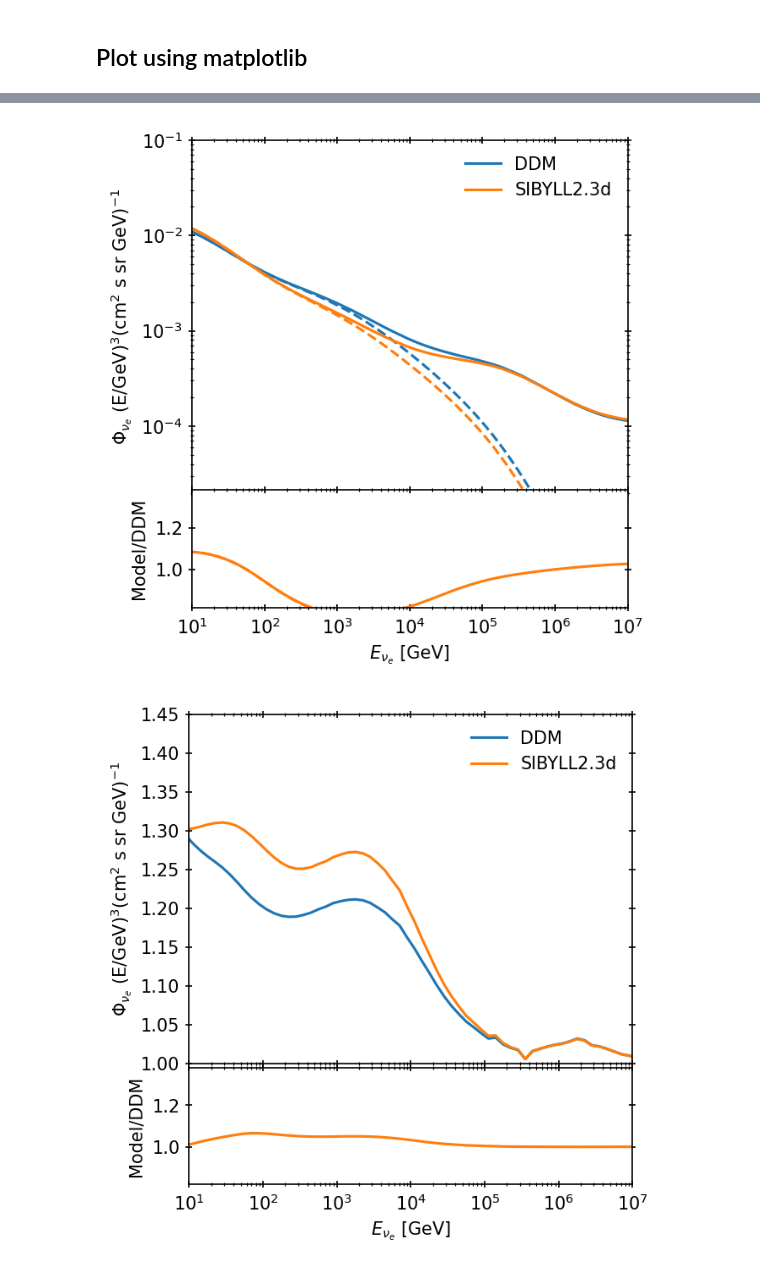
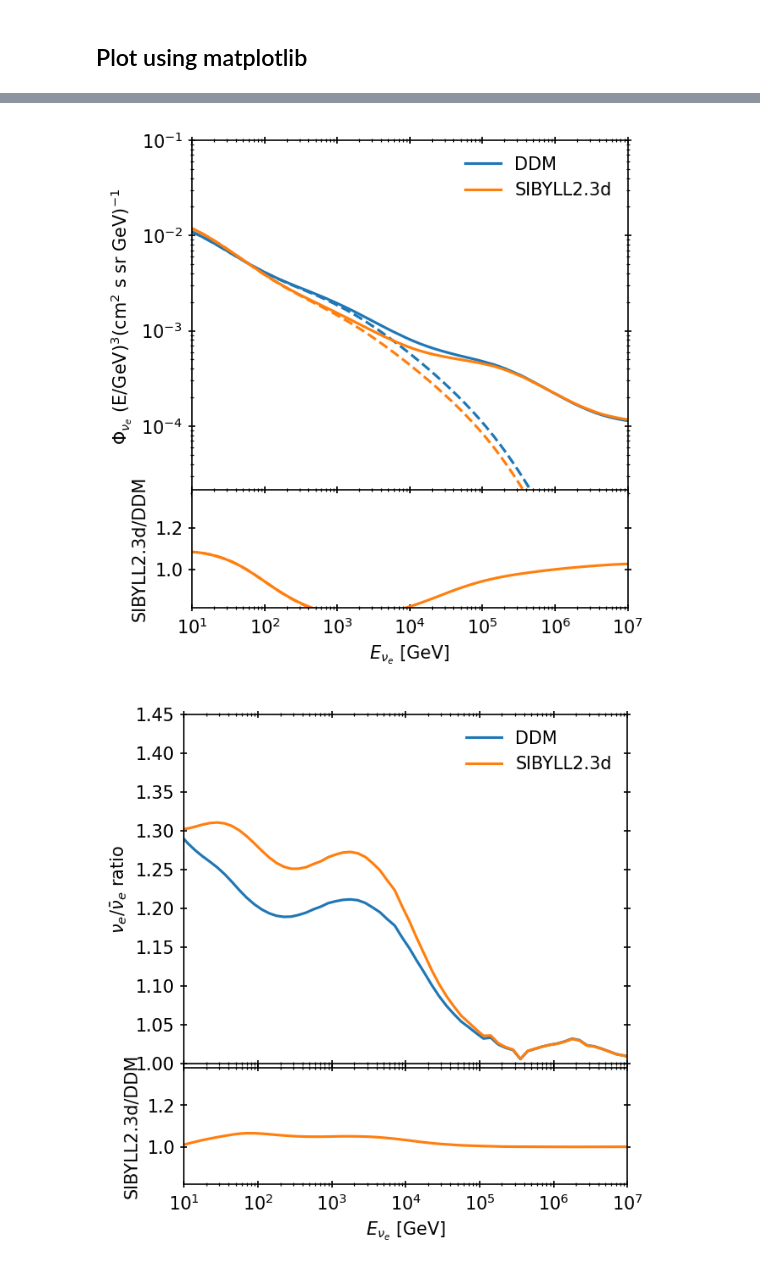
Before and after one commit to mceq-project/MCEq, a Jupyter notebook: examples/DDM.ipynb, the cells around one changed output, grey strips where cells are left out. Drawn from its saved outputs; the diff is of its cells as text; code cells hidden in the pictures.

```diff
--- a/examples/DDM.ipynb
+++ b/examples/DDM.ipynb
@@ -237,19 +240,18 @@ plt.tight_layout(h_pad=-0.5)
 fig, axes = plt.subplots(
     2, 1, figsize=(4.5, 4.5), sharex=True, gridspec_kw={"height_ratios": (3, 1)}
 )
-for mkey, m in [ ("DDM", mceq_ddm), ("SIBYLL2.3d", mceq_default)]:
+for mkey, m in [ ("DDM", mceq_ddm), (cmp_model, mceq_default)]:
 
     c = axes[0].semilogx(e_grid, mu_charge[mkey], ls='-', lw=1.5, label=mkey)[0].get_color()
 
-axes[1].semilogx(e_grid, mu_charge["SIBYLL2.3d"]/mu_charge["DDM"], ls='-', lw=1.5, c=c)
+axes[1].semilogx(e_grid, mu_charge[cmp_model]/mu_charge["DDM"], ls='-', lw=1.5, c=c)
 axes[0].set_xlim(10,1e7)
 axes[0].set_ylim(1.15,1.6)
 
 axes[1].set_ylim(0.82, 1.38)
-axes[1].set_ylabel("Model/DDM")
+axes[1].set_ylabel(f"{cmp_model}/DDM")
 axes[1].set_xlabel(r"$E_{\mu}$ [GeV]")
-axes[0].set_ylabel(r"$\Phi_{\mu}$ (E/GeV)$^{" + str(mag) +" }$" +
-        "(cm$^{2}$ s sr GeV)$^{-1}$")
+axes[0].set_ylabel(r"Muon charge ratio")
 axes[0].legend(loc='upper right',frameon=False,numpoints=1,fontsize='medium')
 
 _= [axes[i].tick_params(
@@ -268,18 +270,18 @@ plt.tight_layout(h_pad=-0.5)
 fig, axes = plt.subplots(
     2, 1, figsize=(4.5, 4.5), sharex=True, gridspec_kw={"height_ratios": (3, 1)}
 )
-for mkey, m in [("DDM", mceq_ddm), ("SIBYLL2.3d", mceq_default)]:
+for mkey, m in [("DDM", mceq_ddm), (cmp_model, mceq_default)]:
 
     c = axes[0].loglog(e_grid, numu_total[mkey], ls='-', lw=1.5, label=mkey)[0].get_color()
     axes[0].loglog(e_grid, numu_conv[mkey], ls='--', lw=1.5, color=c)
 
-axes[1].semilogx(e_grid, numu_total["SIBYLL2.3d"]/numu_total["DDM"], ls='-', lw=1.5, c=c)
-axes[1].semilogx(e_grid, numu_conv["SIBYLL2.3d"]/numu_conv["DDM"], ls='--', lw=1.5, c=c)
+axes[1].semilogx(e_grid, numu_total[cmp_model]/numu_total["DDM"], ls='-', lw=1.5, c=c)
+axes[1].semilogx(e_grid, numu_conv[cmp_model]/numu_conv["DDM"], ls='--', lw=1.5, c=c)
 axes[0].set_xlim(10,1e7)
 axes[0].set_ylim(2e-5,1e-1)
 
 axes[1].set_ylim(0.82, 1.38)
-axes[1].set_ylabel("Model/DDM")
+axes[1].set_ylabel(f"{cmp_model}/DDM")
 axes[1].set_xlabel(r"$E_{\nu_\mu}$ [GeV]")
 axes[0].set_ylabel(r"$\Phi_{\nu_\mu}$ (E/GeV)$^{" + str(mag) +" }$" +
         "(cm$^{2}$ s sr GeV)$^{-1}$")
@@ -301,19 +303,18 @@ plt.tight_layout(h_pad=-0.5)
 fig, axes = plt.subplots(
     2, 1, figsize=(4.5, 4.5), sharex=True, gridspec_kw={"height_ratios": (3, 1)}
 )
-for mkey, m in [("DDM", mceq_ddm), ("SIBYLL2.3d", mceq_default)]:
+for mkey, m in [("DDM", mceq_ddm), (cmp_model, mceq_default)]:
 
     c = axes[0].semilogx(e_grid, numu_ratio[mkey], ls='-', lw=1.5, label=mkey)[0].get_color()
 
-axes[1].semilogx(e_grid, numu_ratio["SIBYLL2.3d"]/numu_ratio["DDM"], ls='-', lw=1.5, c=c)
+axes[1].semilogx(e_grid, numu_ratio[cmp_model]/numu_ratio["DDM"], ls='-', lw=1.5, c=c)
 axes[0].set_xlim(10,1e7)
 axes[0].set_ylim(1.05,1.95)
 
 axes[1].set_ylim(0.82, 1.38)
-axes[1].set_ylabel("Model/DDM")
+axes[1].set_ylabel(f"{cmp_model}/DDM")
 axes[1].set_xlabel(r"$E_{\nu_\mu}$ [GeV]")
-axes[0].set_ylabel(r"$\Phi_{\nu_\mu}$ (E/GeV)$^{" + str(mag) +" }$" +
-        "(cm$^{2}$ s sr GeV)$^{-1}$")
+axes[0].set_ylabel(r"${\nu_\mu}/\bar{\nu}_\mu$ ratio")
 axes[0].legend(loc='upper right',frameon=False,numpoints=1,fontsize='medium')
 
 _= [axes[i].tick_params(
@@ -332,18 +333,18 @@ plt.tight_layout(h_pad=-0.5)
 fig, axes = plt.subplots(
     2, 1, figsize=(4.5, 4.5), sharex=True, gridspec_kw={"height_ratios": (3, 1)}
 )
-for mkey, m in [("DDM", mceq_ddm), ("SIBYLL2.3d", mceq_default)]:
+for mkey, m in [("DDM", mceq_ddm), (cmp_model, mceq_default)]:
 
     c = axes[0].loglog(e_grid, nue_total[mkey], ls='-', lw=1.5, label=mkey)[0].get_color()
     axes[0].loglog(e_grid, nue_conv[mkey], ls='--', lw=1.5, color=c)
 
-axes[1].semilogx(e_grid, nue_total["SIBYLL2.3d"]/nue_total["DDM"], ls='-', lw=1.5, c=c)
-axes[1].semilogx(e_grid, nue_conv["SIBYLL2.3d"]/nue_conv["DDM"], ls='--', lw=1.5, c=c)
+axes[1].semilogx(e_grid, nue_total[cmp_model]/nue_total["DDM"], ls='-', lw=1.5, c=c)
+axes[1].semilogx(e_grid, nue_conv[cmp_model]/nue_conv["DDM"], ls='--', lw=1.5, c=c)
 axes[0].set_xlim(10,1e7)
 axes[0].set_ylim(2e-5,1e-1)
 
 axes[1].set_ylim(0.82, 1.38)
-axes[1].set_ylabel("Model/DDM")
+axes[1].set_ylabel(f"{cmp_model}/DDM")
 axes[1].set_xlabel(r"$E_{\nu_e}$ [GeV]")
 axes[0].set_ylabel(r"$\Phi_{\nu_e}$ (E/GeV)$^{" + str(mag) +" }$" +
         "(cm$^{2}$ s sr GeV)$^{-1}$")
@@ -360,35 +361,34 @@ _= [axes[i].tick_params(
 
 plt.tight_layout(h_pad=-0.5)
 # %% [output]
-[figure, old version]
+[figure, new version]
 # %%
 fig, axes = plt.subplots(
     2, 1, figsize=(4.5, 4.5), sharex=True, gridspec_kw={"height_ratios": (3, 1)}
 )
-for mkey, m in [("DDM", mceq_ddm), ("SIBYLL2.3d", mceq_default)]:
+for mkey, m in [("DDM", mceq_ddm), (cmp_model, mceq_default)]:
 
     c = axes[0].semilogx(e_grid, nue_ratio[mkey], ls='-', lw=1.5, label=mkey)[0].get_color()
 
-axes[1].semilogx(e_grid, nue_ratio["SIBYLL2.3d"]/nue_ratio["DDM"], ls='-', lw=1.5, c=c)
+axes[1].semilogx(e_grid, nue_ratio[cmp_model]/nue_ratio["DDM"], ls='-', lw=1.5, c=c)
 axes[0].set_xlim(10,1e7)
 axes[0].set_ylim(1,1.45)
 
 axes[1].set_ylim(0.82, 1.38)
-axes[1].set_ylabel("Model/DDM")
+axes[1].set_ylabel(f"{cmp_model}/DDM")
 axes[1].set_xlabel(r"$E_{\nu_e}$ [GeV]")
-axes[0].set_ylabel(r"$\Phi_{\nu_e}$ (E/GeV)$^{" + str(mag) +" }$" +
-        "(cm$^{2}$ s sr GeV)$^{-1}$")
+axes[0].set_ylabel(r"${\nu_e}/\bar{\nu}_e$ ratio")
 axes[0].legend(loc='upper right',frameon=False,numpoints=1,fontsize='medium')
 
 _= [axes[i].tick_params(
     axis="both",
     which="both",
     right=True,
     top=True,
     direction="inout",
     # labelsize=fs_ticks - 5,
 ) for i in range(2)]
 
 plt.tight_layout(h_pad=-0.5)
 # %% [output]
-[figure, old version]
+[figure, new version]
```
Also changed, not shown: parts of 12 cells of this notebook, 1 other file.
